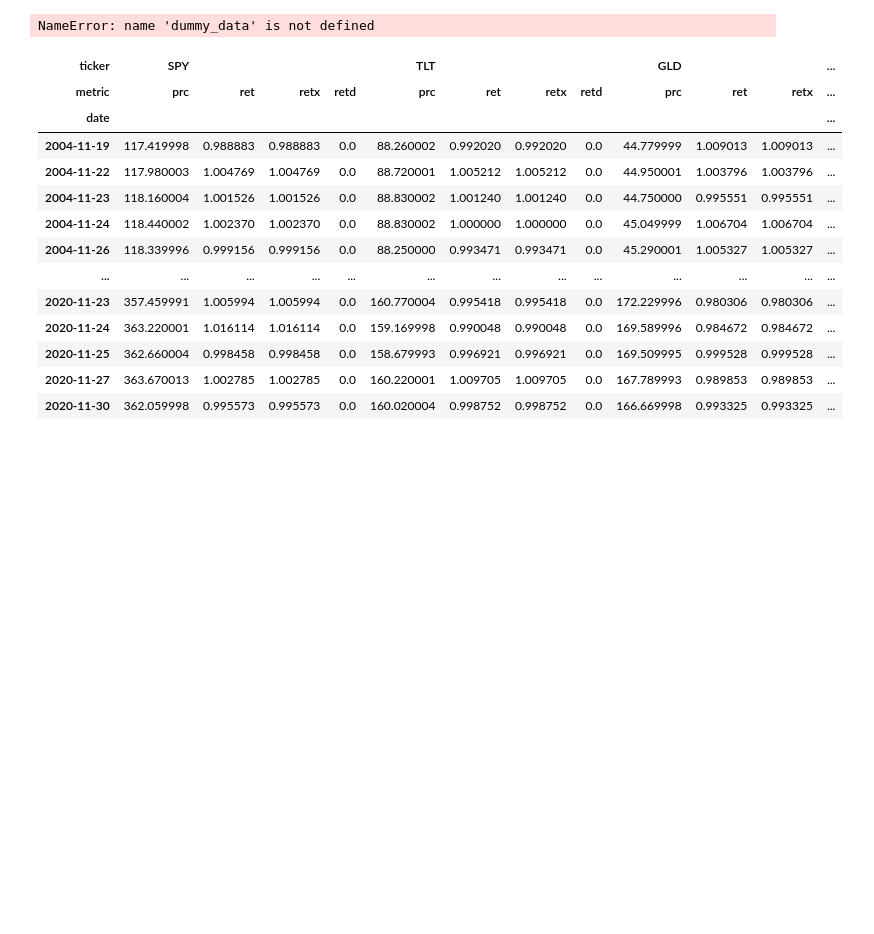
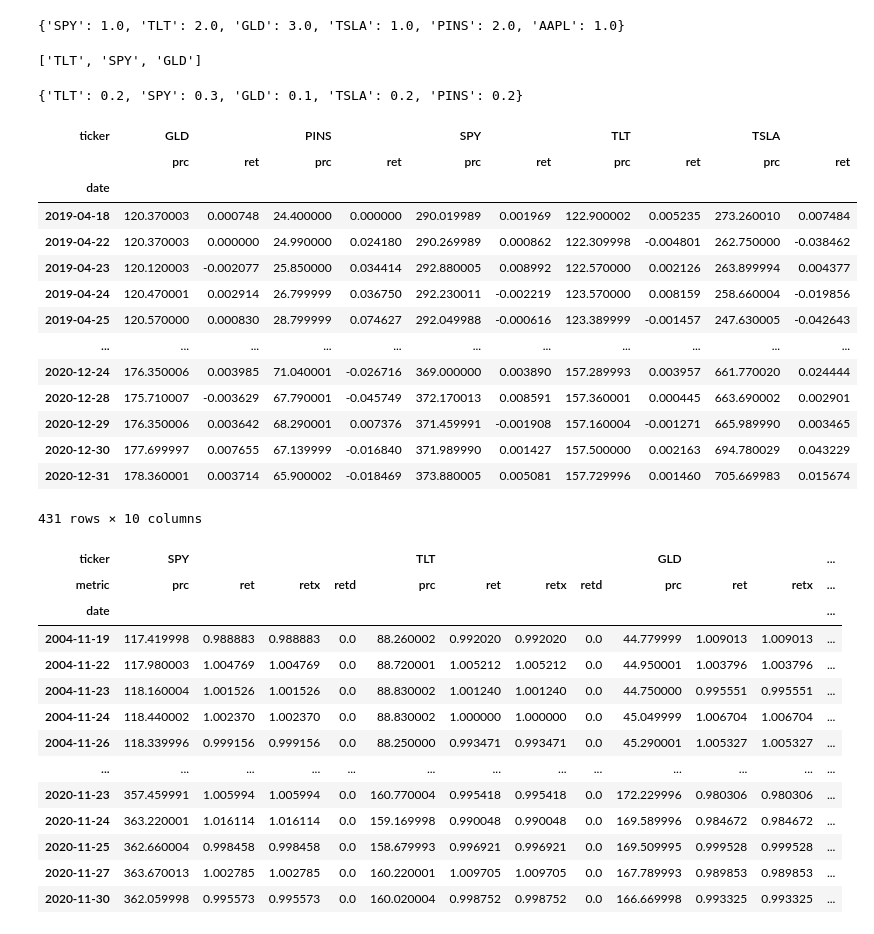
Before and after one commit to ningtong88/Capstone_TDAmeritrade, a Jupyter notebook: TDA_Rebalancing_Framework_Version_20210207.ipynb, the cells around one changed output. Drawn from its saved outputs; the diff is of its cells as text; code cells hidden in the pictures; blank space fills up the shorter version.

```diff
--- a/TDA_Rebalancing_Framework_Version_20210207.ipynb
+++ b/TDA_Rebalancing_Framework_Version_20210207.ipynb
@@ -81,8 +81,21 @@ where a.permno in %(permno)s and a.permno = b.permno and a.date >= c.start_time
 def input_ticker():
     number_stock = int(input("Please enter your number of stocks, e.g 3,4,5: ").strip())
     ticker_name = []
+    init_weight = []
+    total_weight = 1
+    temp_weight = 0
     [ticker_name.append(input("Please enter one ticker each time, e.g spy, tlt, gld: ").strip().upper()) for i in range(number_stock)]
+    for i in ticker_name:
+        temp_i = float(input("Please enter weight for {0}".format(i)))/10
+        while temp_i > total_weight:
+            temp_i = float(input("The percentage of {0} is greater than 100%, Please re-enter weight for {0}".format(i)))/10
+        init_weight.append(temp_i)
+        while sum(init_weight) > total_weight:
+            init_weight.remove(temp_i)
+            temp_i = float(input("Please re-enter weight for {0}, because of total amount is greather than 100%".format(i)))/10
+            init_weight.append(temp_i)
+    p_weight = dict(zip(ticker_name, init_weight))
     final_data = data_generator(number_stock,ticker_name)
     final_data_pivot = pd.pivot_table(final_data, index=['date'],columns='ticker').stack(level=-2).unstack(level=-1)
     final_data_pivot.to_pickle('dummy_data.pkl')
-    return final_data_pivot
+    return final_data_pivot, p_weight
@@ -91,2 +145,32 @@ input_ticker()
+# %%
+p_weight
+# %% [output]
+{'SPY': 1.0, 'TLT': 2.0, 'GLD': 3.0, 'TSLA': 1.0, 'PINS': 2.0, 'AAPL': 1.0}
+# %%
+final_data_pivot, p_weight = input_ticker()
+# %% [output]
+['TLT', 'SPY', 'GLD']
+# %%
+p_weight
+# %% [output]
+{'TLT': 0.2, 'SPY': 0.3, 'GLD': 0.1, 'TSLA': 0.2, 'PINS': 0.2}
+# %%
+final_data_pivot
+# %% [output]
+| ticker | GLD |  | PINS |  | SPY |  | TLT |  | TSLA |  |
+|  | prc | ret | prc | ret | prc | ret | prc | ret | prc | ret |
+| date |  |  |  |  |  |  |  |  |  |  |
+| 2019-04-18 | 120.370003 | 0.000748 | 24.400000 | 0.000000 | 290.019989 | 0.001969 | 122.900002 | 0.005235 | 273.260010 | 0.007484 |
+| 2019-04-22 | 120.370003 | 0.000000 | 24.990000 | 0.024180 | 290.269989 | 0.000862 | 122.309998 | -0.004801 | 262.750000 | -0.038462 |
+| 2019-04-23 | 120.120003 | -0.002077 | 25.850000 | 0.034414 | 292.880005 | 0.008992 | 122.570000 | 0.002126 | 263.899994 | 0.004377 |
+| 2019-04-24 | 120.470001 | 0.002914 | 26.799999 | 0.036750 | 292.230011 | -0.002219 | 123.570000 | 0.008159 | 258.660004 | -0.019856 |
+| 2019-04-25 | 120.570000 | 0.000830 | 28.799999 | 0.074627 | 292.049988 | -0.000616 | 123.389999 | -0.001457 | 247.630005 | -0.042643 |
+| ... | ... | ... | ... | ... | ... | ... | ... | ... | ... | ... |
+| 2020-12-24 | 176.350006 | 0.003985 | 71.040001 | -0.026716 | 369.000000 | 0.003890 | 157.289993 | 0.003957 | 661.770020 | 0.024444 |
+| 2020-12-28 | 175.710007 | -0.003629 | 67.790001 | -0.045749 | 372.170013 | 0.008591 | 157.360001 | 0.000445 | 663.690002 | 0.002901 |
+| 2020-12-29 | 176.350006 | 0.003642 | 68.290001 | 0.007376 | 371.459991 | -0.001908 | 157.160004 | -0.001271 | 665.989990 | 0.003465 |
+| 2020-12-30 | 177.699997 | 0.007655 | 67.139999 | -0.016840 | 371.989990 | 0.001427 | 157.500000 | 0.002163 | 694.780029 | 0.043229 |
+| 2020-12-31 | 178.360001 | 0.003714 | 65.900002 | -0.018469 | 373.880005 | 0.005081 | 157.729996 | 0.001460 | 705.669983 | 0.015674 |
+431 rows × 10 columns
 # %%
 #with open('dummy_data.pkl', 'rb') as f: dummy_data = pickle.load(f)
@@ -94,7 +178,3 @@ with open('low_var_port.pkl', 'rb') as f: d = pickle.load(f)
-# %%
-dummy_data
-# %% [output]
-NameError: name 'dummy_data' is not defined
 # %%
 d
 # %% [output]
```
Also changed, not shown: parts of 8 cells of this notebook, 1 other file.
